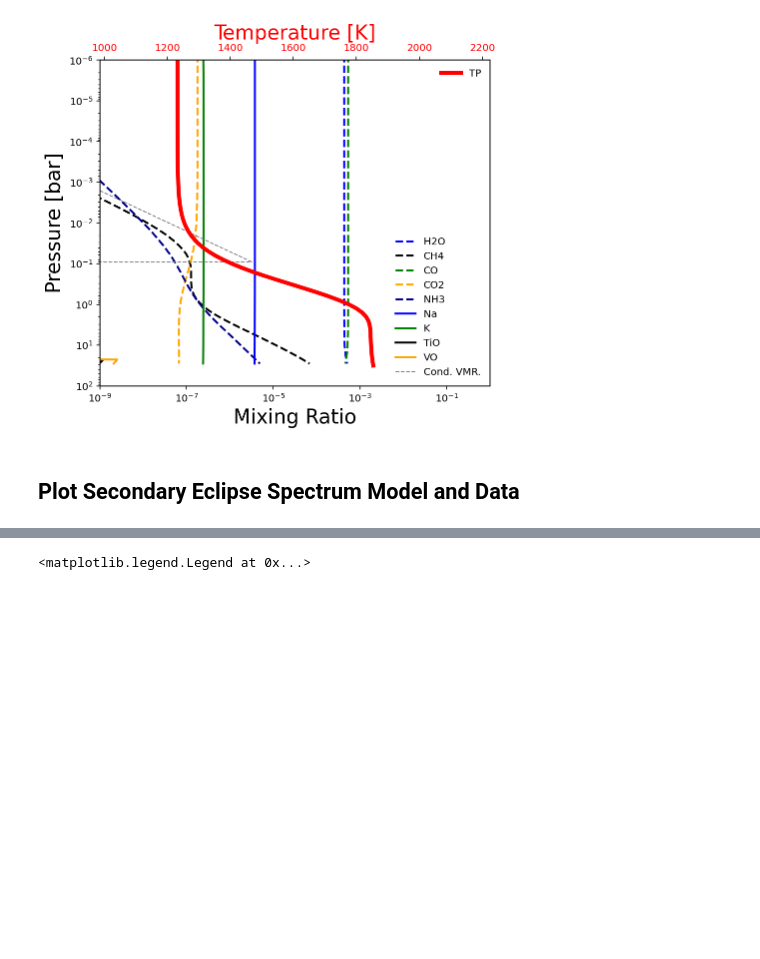
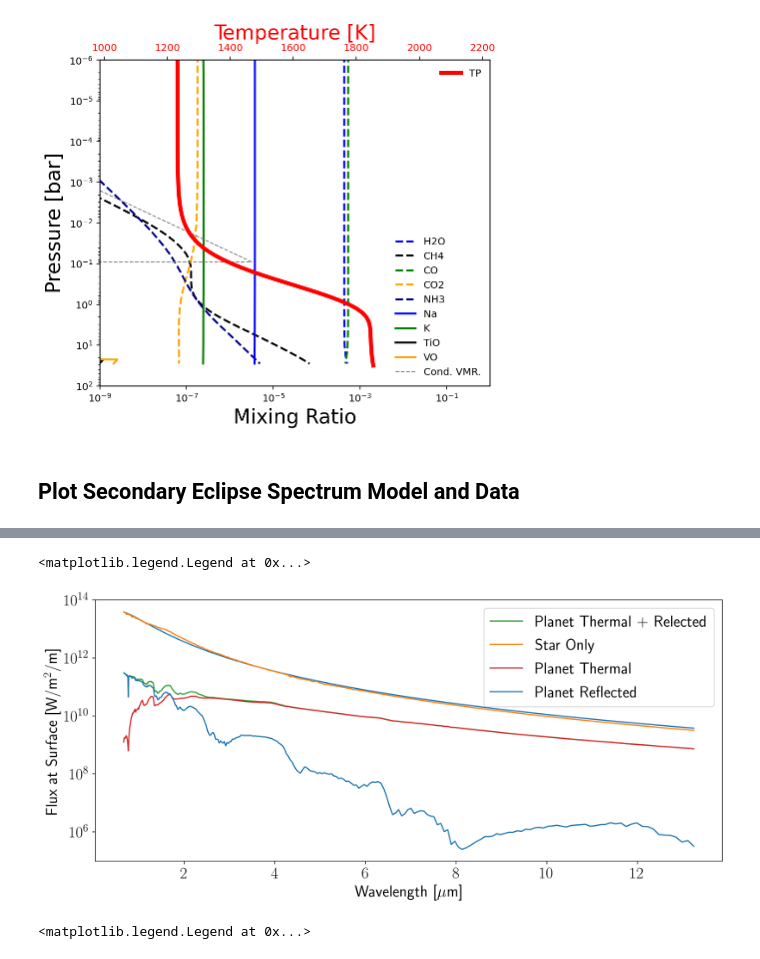
Before and after one commit to jlustigy/CHIMERA, a Jupyter notebook: docs/notebooks/CHIMERA_EMISSION_DEMO_WASP43b_JWST.ipynb, the cells around one changed output, grey strips where cells are left out. Drawn from its saved outputs; the diff is of its cells as text; code cells hidden in the pictures; blank space fills up the shorter version.

```diff
--- a/docs/notebooks/CHIMERA_EMISSION_DEMO_WASP43b_JWST.ipynb
+++ b/docs/notebooks/CHIMERA_EMISSION_DEMO_WASP43b_JWST.ipynb
@@ -231,6 +232,24 @@ Fstar_earth = Fstar*( Rstar * u.Rsun.in_units(u.m) / (dist * u.pc.in_units(u.m))
 
 Fplan_earth = Ftoa * ( Rp * u.Rjup.in_units(u.m) / (dist * u.pc.in_units(u.m)))**2
 Fplan_therm_earth = Fup_therm * ( Rp * u.Rjup.in_units(u.m) / (dist * u.pc.in_units(u.m)))**2
+# %%
+wl = 1e4/wno
+
+fig, ax = plt.subplots(figsize = (14, 6))
+ax.set_xlabel("Wavelength [$\mu$m]")
+ax.set_ylabel("Flux at Surface [W/m$^2$/m]")
+
+ax.plot(wl, Bstar)
+ax.plot(wl, Ftoa, label = "Planet Thermal + Relected", color = "C2")
+ax.plot(wl, Fstar, label = "Star Only", color = "C1")
+ax.plot(wl, Fup_therm, label = "Planet Thermal", color = "C3")
+ax.plot(wl, Fup_ref, label = "Planet Reflected", color = "C0")
+#ax.plot(wl, Fup_therm + Fup_ref)
+ax.set_yscale("log")
+ax.legend()
+# %% [output]
+<matplotlib.legend.Legend at 0x...>
+[figure, added]
 # %%
 fig, ax = plt.subplots(figsize = (14, 6))
 ax.set_xlabel("Wavelength [$\mu$m]")
```
Also changed, not shown: parts of 5 cells of this notebook, 12 other files.
